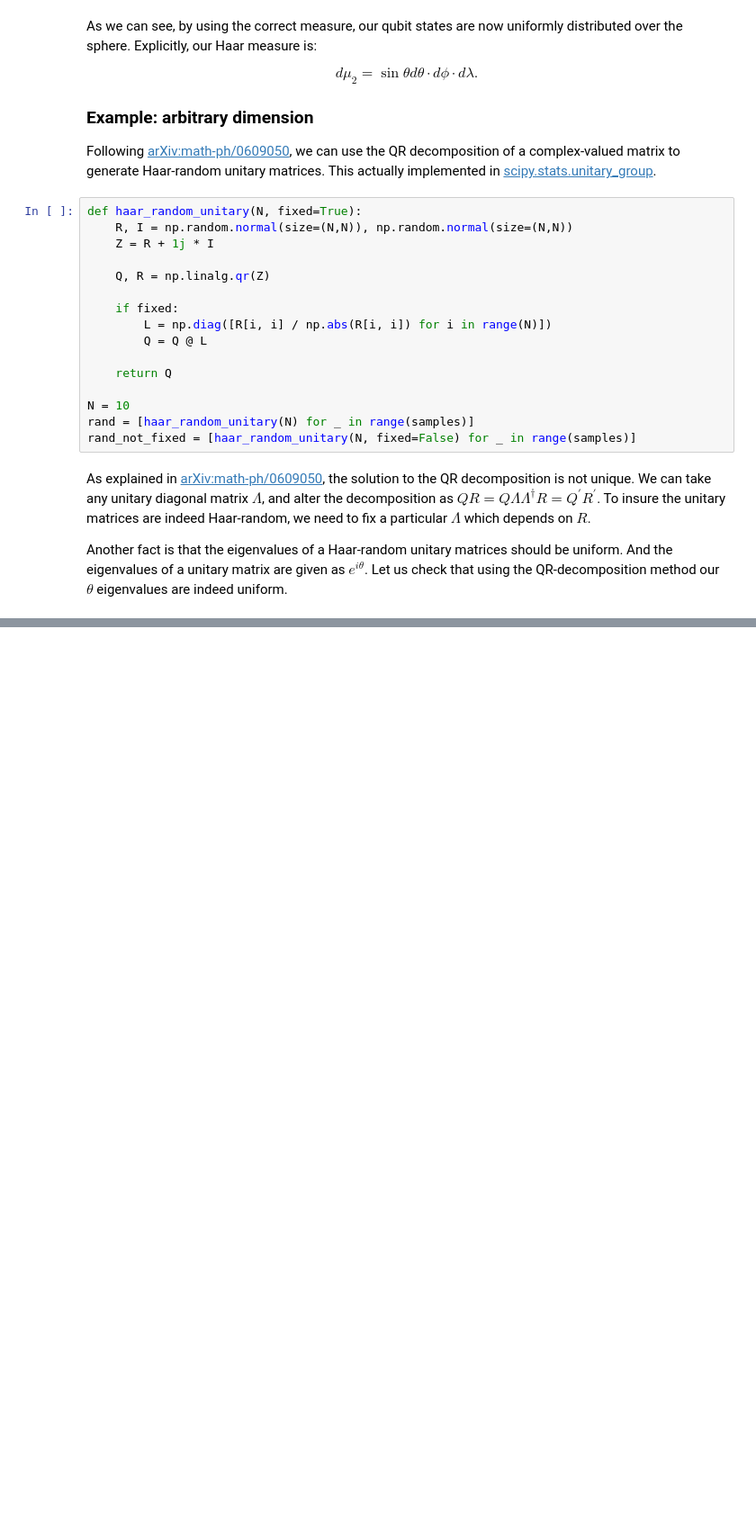
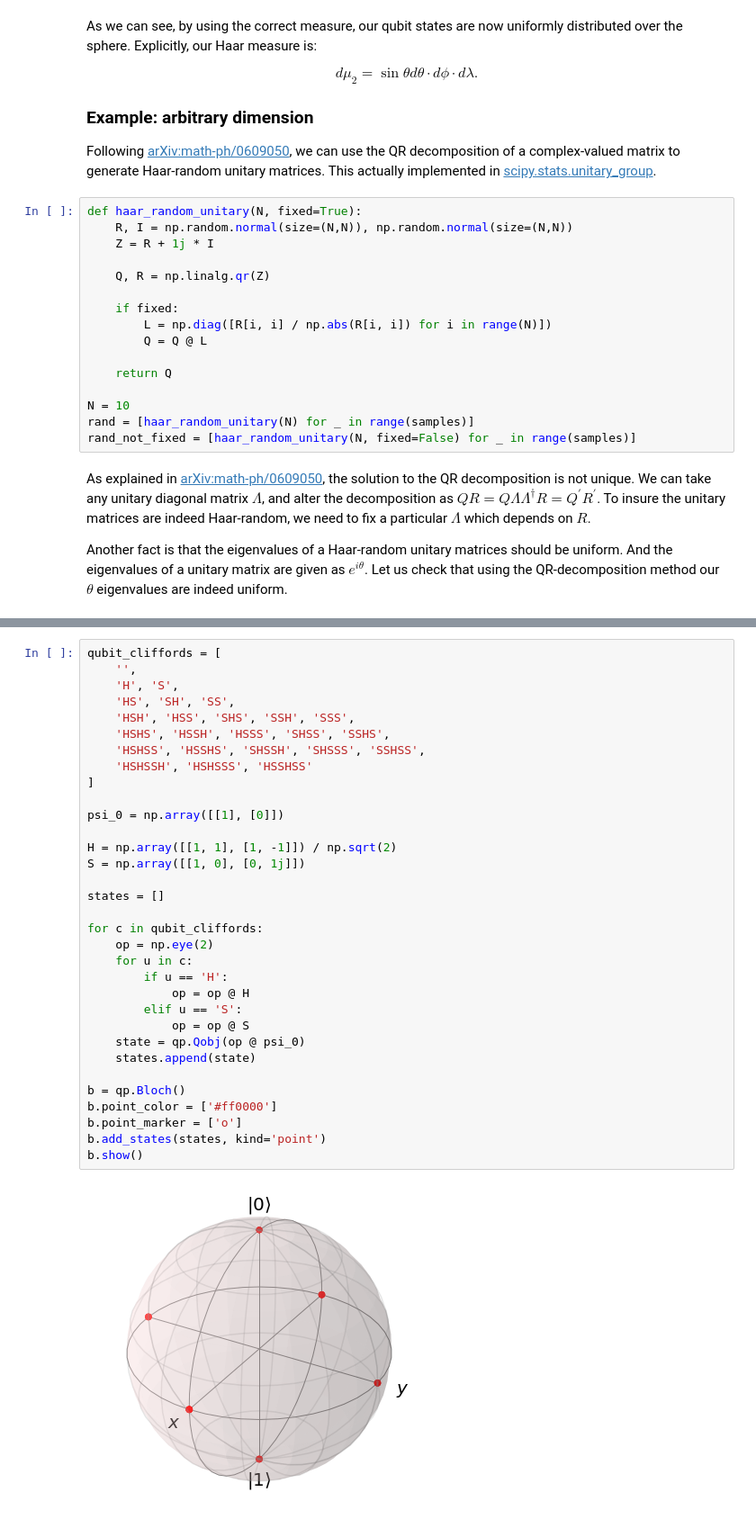
Before and after one commit to RustyBamboo/qc-err-mitig, a Jupyter notebook: _sources/ch2_characterization/rand.ipynb, the cells around one changed output, grey strips where cells are left out. Shown: that part at 90% size. Saved outputs shown, nothing was run; the diff lists cells and outputs as text; blank space fills up the shorter version.

```diff
--- a/_sources/ch2_characterization/rand.ipynb
+++ b/_sources/ch2_characterization/rand.ipynb
@@ -349,0 +441,35 @@ There are two main drawbacks to this protocol for the determining the average fi
+# %%
+qubit_cliffords = [
+    '',
+    'H', 'S',
+    'HS', 'SH', 'SS',
+    'HSH', 'HSS', 'SHS', 'SSH', 'SSS',
+    'HSHS', 'HSSH', 'HSSS', 'SHSS', 'SSHS',
+    'HSHSS', 'HSSHS', 'SHSSH', 'SHSSS', 'SSHSS',
+    'HSHSSH', 'HSHSSS', 'HSSHSS'
+]
+
+psi_0 = np.array([[1], [0]])
+
+H = np.array([[1, 1], [1, -1]]) / np.sqrt(2)
+S = np.array([[1, 0], [0, 1j]])
+
+states = []
+
+for c in qubit_cliffords:
+    op = np.eye(2)
+    for u in c:
+        if u == 'H':
+            op = op @ H
+        elif u == 'S':
+            op = op @ S
+    state = qp.Qobj(op @ psi_0)
+    states.append(state)
+
+b = qp.Bloch()
+b.point_color = ['#ff0000']
+b.point_marker = ['o']
+b.add_states(states, kind='point')
+b.show()
+# %% [output]
+[figure, added]
```
Also changed, not shown: parts of 10 cells of this notebook, 10 other files.
